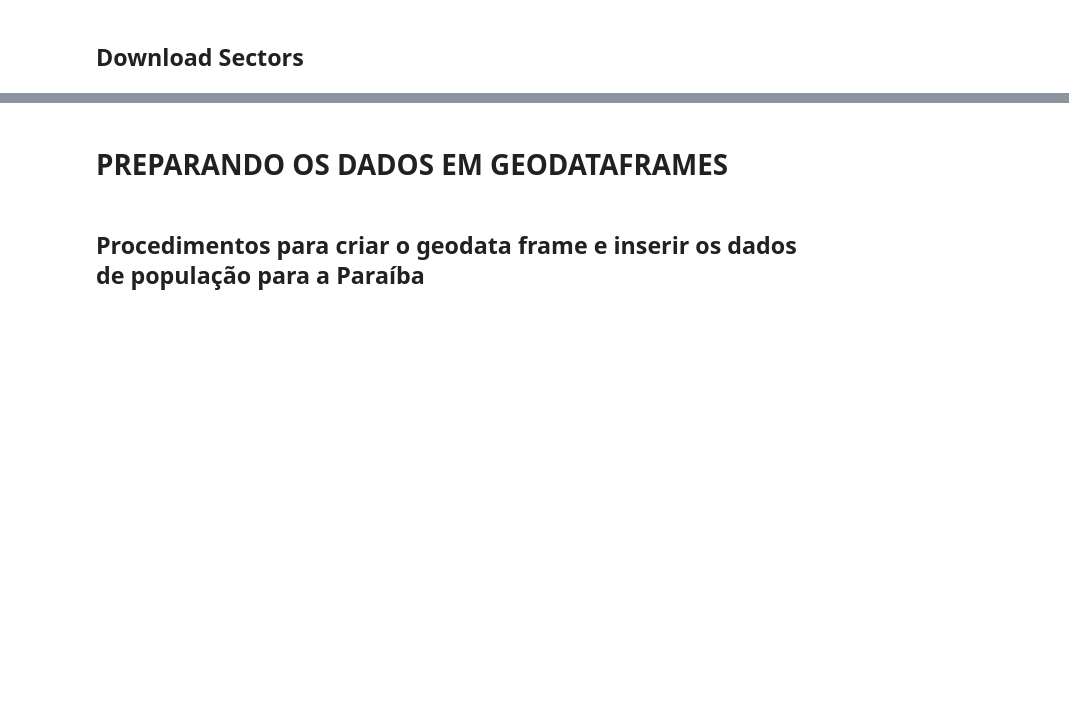
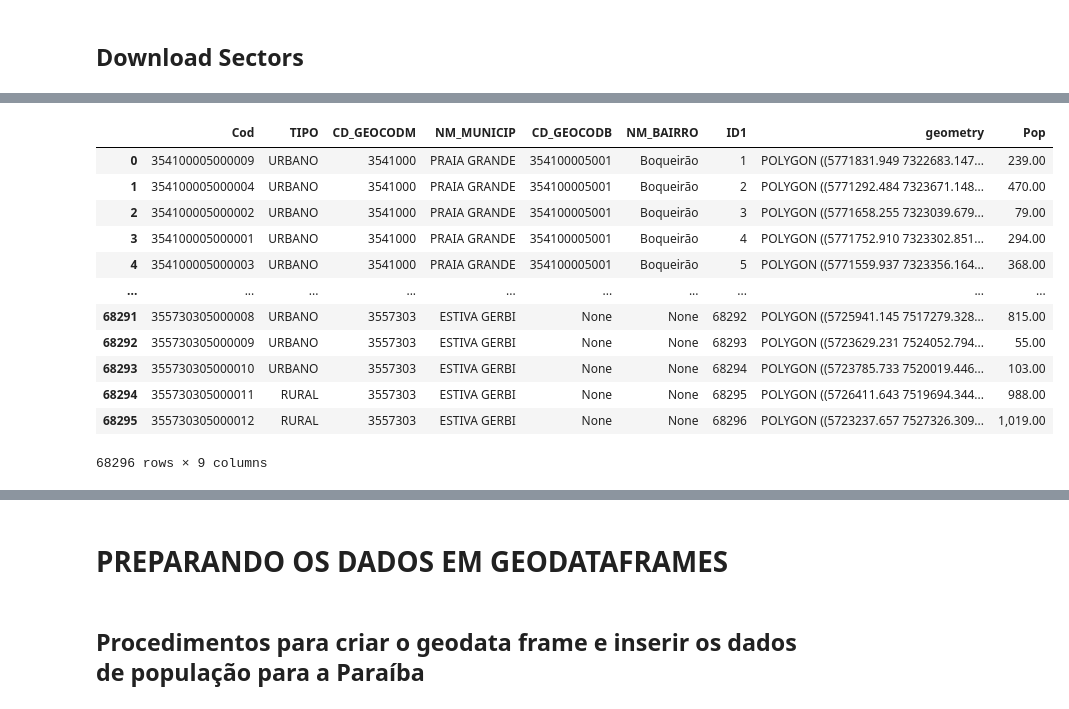
Before and after one commit to augustogeog/popapp, a Jupyter notebook: geodata.ipynb, the cells around one changed output, grey strips where cells are left out. Cells and saved outputs as stored; diff of their text form; code cells hidden in the pictures; blank space fills up the shorter version.

```diff
--- a/geodata.ipynb
+++ b/geodata.ipynb
@@ -288,0 +241,24 @@ def treat_sectors_shp(uf):
+# %%
+df_pb_pop['Pop'] = df_pb_pop['Pop'].astype(np.int64)
+# %%
+gdf['Cod'] = gdf.Cod.astype(np.int64)
+# %%
+gdf = gdf.merge(df_pb_pop, on='Cod', how='left')
+# %%
+gdf['Pop'].fillna(value=0, inplace=True)
+# %%
+gdf
+# %% [output]
+|  | Cod | TIPO | CD_GEOCODM | NM_MUNICIP | CD_GEOCODB | NM_BAIRRO | ID1 | geometry | Pop |
+| 0 | 354100005000009 | URBANO | 3541000 | PRAIA GRANDE | 354100005001 | Boqueirão | 1 | POLYGON ((5771831.949 7322683.147... | 239.00 |
+| 1 | 354100005000004 | URBANO | 3541000 | PRAIA GRANDE | 354100005001 | Boqueirão | 2 | POLYGON ((5771292.484 7323671.148... | 470.00 |
+| 2 | 354100005000002 | URBANO | 3541000 | PRAIA GRANDE | 354100005001 | Boqueirão | 3 | POLYGON ((5771658.255 7323039.679... | 79.00 |
+| 3 | 354100005000001 | URBANO | 3541000 | PRAIA GRANDE | 354100005001 | Boqueirão | 4 | POLYGON ((5771752.910 7323302.851... | 294.00 |
+| 4 | 354100005000003 | URBANO | 3541000 | PRAIA GRANDE | 354100005001 | Boqueirão | 5 | POLYGON ((5771559.937 7323356.164... | 368.00 |
+| ... | ... | ... | ... | ... | ... | ... | ... | ... | ... |
+| 68291 | 355730305000008 | URBANO | 3557303 | ESTIVA GERBI | None | None | 68292 | POLYGON ((5725941.145 7517279.328... | 815.00 |
+| 68292 | 355730305000009 | URBANO | 3557303 | ESTIVA GERBI | None | None | 68293 | POLYGON ((5723629.231 7524052.794... | 55.00 |
+| 68293 | 355730305000010 | URBANO | 3557303 | ESTIVA GERBI | None | None | 68294 | POLYGON ((5723785.733 7520019.446... | 103.00 |
+| 68294 | 355730305000011 | RURAL | 3557303 | ESTIVA GERBI | None | None | 68295 | POLYGON ((5726411.643 7519694.344... | 988.00 |
+| 68295 | 355730305000012 | RURAL | 3557303 | ESTIVA GERBI | None | None | 68296 | POLYGON ((5723237.657 7527326.309... | 1,019.00 |
+68296 rows × 9 columns
```
Also changed, not shown: parts of 63 cells of this notebook, 1 other file.
